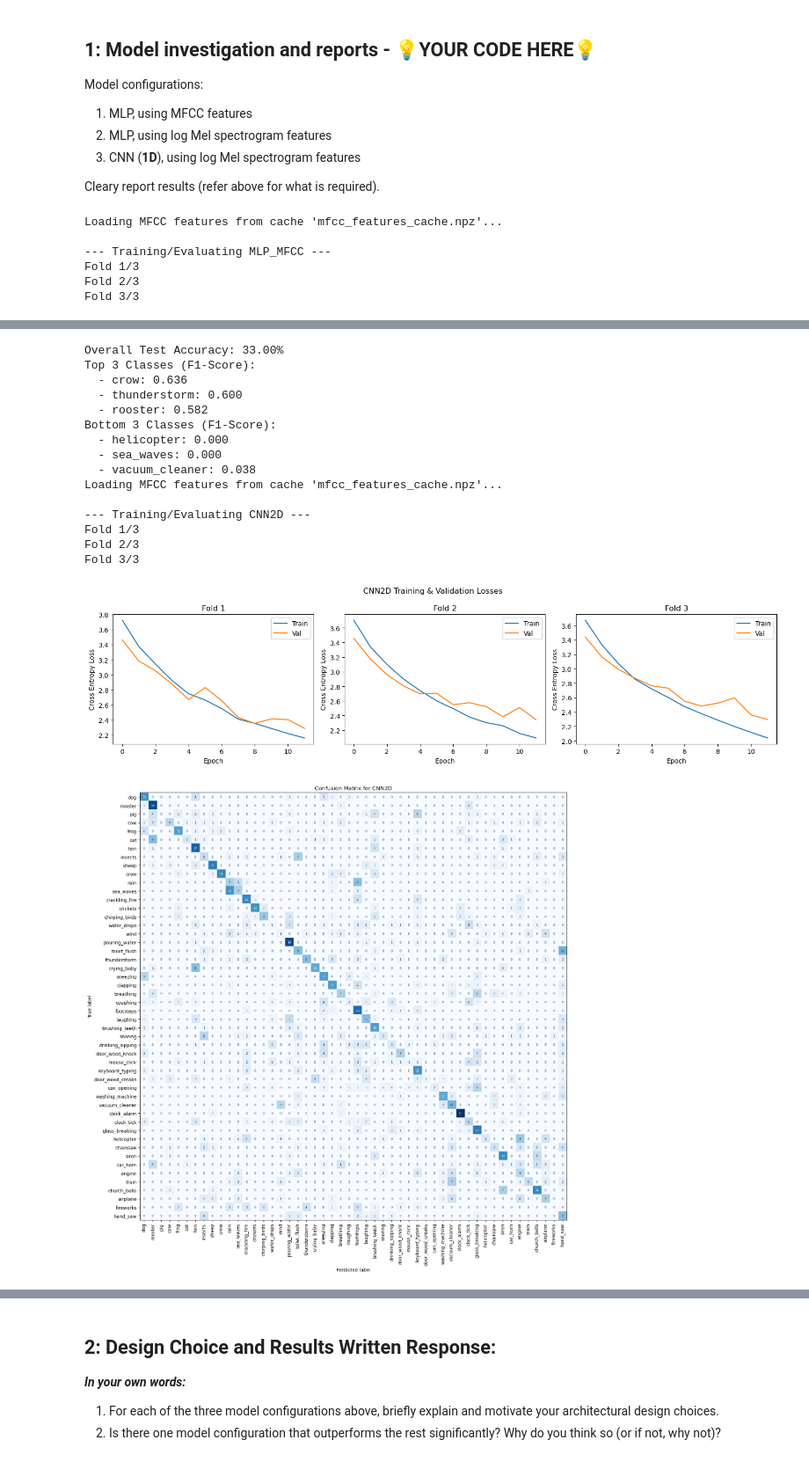
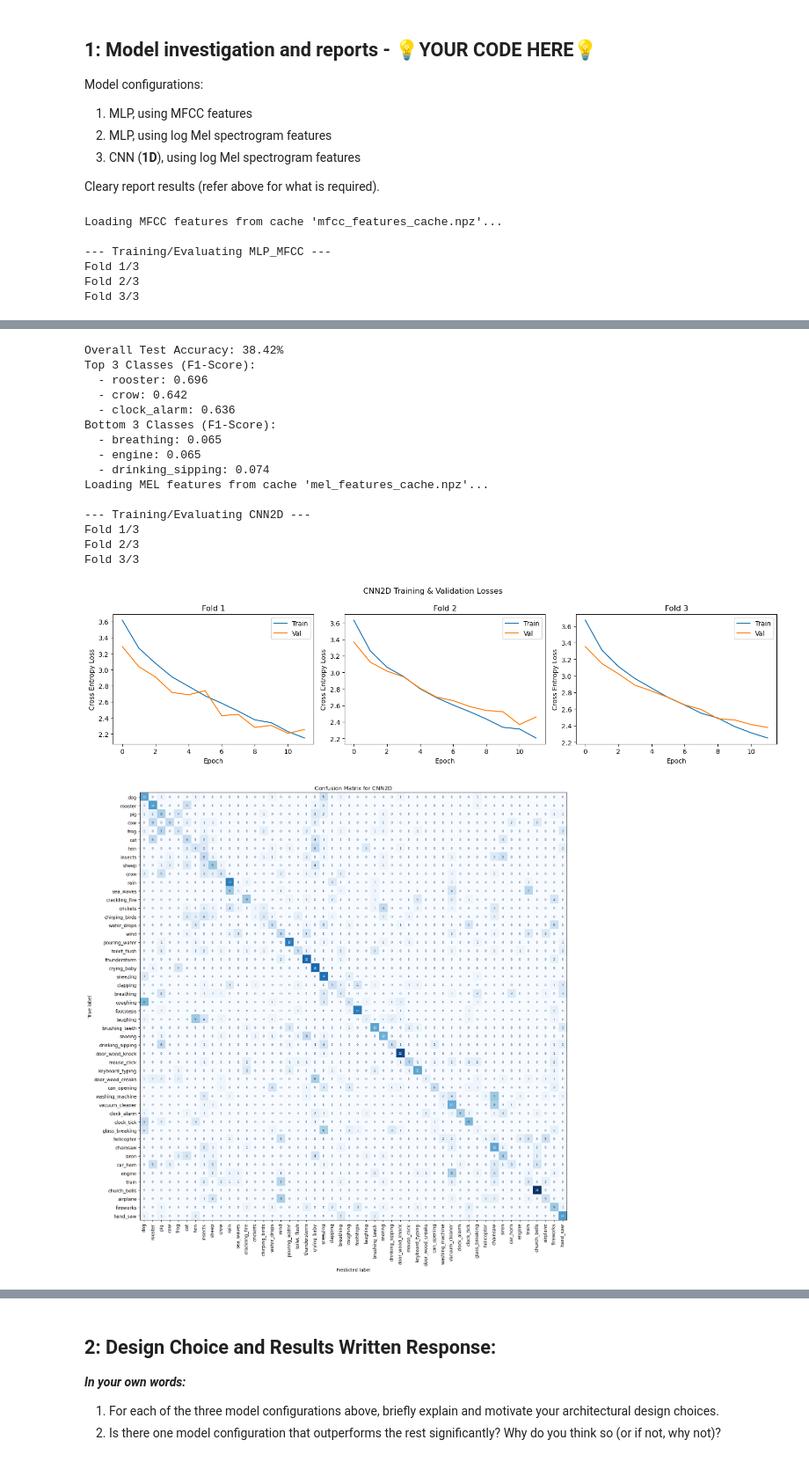
Before and after one commit to RobertTylman/nyu-csgy6933-ML26, a Jupyter notebook: assignment 3/assignment3_Tylman.ipynb, the cells around one changed output, grey strips where cells are left out. Shown at 88% size. Cells and saved outputs as stored; diff of their text form; code cells hidden in the pictures.

```diff
--- a/assignment 3/assignment3_Tylman.ipynb
+++ b/assignment 3/assignment3_Tylman.ipynb
@@ -885,23 +898,29 @@ class MLP_Mel(nn.Module):
 class CNN1D(nn.Module):
     def __init__(self):
         super().__init__()
-        # Deeper Sequence processing. Treats time as length and Mels as channels.
-        # Params: (128*256*5) + (256*128*3) + (128*50) = ~163k params
+        # Conv1: 128->220, k=3 -> 85,140 params
+        # BN1: 220*2 = 440
+        # Conv2: 220->160, k=3 -> 105,760
+        # BN2: 160*2=320
+        # Linear: 160->50 -> 8,050
+        # Total params: 85,140+440+105,760+320+8,050 = 199,270
+
         self.net = nn.Sequential(
-            nn.Conv1d(128, 256, kernel_size=5, padding=2),
-            nn.BatchNorm1d(256),
+            nn.Conv1d(128, 220, kernel_size=3, padding=1), # 85,140
+            nn.BatchNorm1d(220),                            # 440
             nn.ReLU(),
             nn.MaxPool1d(2),
-            nn.Conv1d(256, 128, kernel_size=3, padding=1),
-            nn.BatchNorm1d(128),
+            nn.Conv1d(220, 160, kernel_size=3, padding=1), # 105,760
+            nn.BatchNorm1d(160),                            # 320
             nn.ReLU(),
-            nn.AdaptiveAvgPool1d(1), # Global average pool across time
+            nn.AdaptiveAvgPool1d(1),
             nn.Flatten(),
             nn.Dropout(0.3),
-            nn.Linear(128, 50)
+            nn.Linear(160, 50)                              # 8,050
         )
 
-    def forward(self, x): return self.net(x)
+    def forward(self, x):
+        return self.net(x)
 # %%
 class CNN2D(nn.Module):
     def __init__(self):
@@ -1096,7 +1124,7 @@ train_and_eval(MLP_Mel, esc50_df, 'ESC50/audio', 'mel')
 train_and_eval(CNN1D, esc50_df, 'ESC50/audio', 'mel')
 
 # 2. Run Extra Credit 2D-CNN
-train_and_eval(CNN2D, esc50_df, 'ESC50/audio', 'mfcc')
+train_and_eval(CNN2D, esc50_df, 'ESC50/audio', 'mel')
 # %% [output]
 Loading MFCC features from cache 'mfcc_features_cache.npz'...
 
@@ -1143,17 +1171,17 @@ Fold 3/3
-Overall Test Accuracy: 33.00%
+Overall Test Accuracy: 38.42%
 Top 3 Classes (F1-Score):
-  - crow: 0.636
-  - thunderstorm: 0.600
-  - rooster: 0.582
+  - rooster: 0.696
+  - crow: 0.642
+  - clock_alarm: 0.636
 Bottom 3 Classes (F1-Score):
-  - helicopter: 0.000
-  - sea_waves: 0.000
-  - vacuum_cleaner: 0.038
-Loading MFCC features from cache 'mfcc_features_cache.npz'...
+  - breathing: 0.065
+  - engine: 0.065
+  - drinking_sipping: 0.074
+Loading MEL features from cache 'mel_features_cache.npz'...
 
 --- Training/Evaluating CNN2D ---
 Fold 1/3
 Fold 2/3
 Fold 3/3
-[figure, old version]
+[figure, new version]
-[figure, old version]
+[figure, new version]
```
Also changed, not shown: parts of 9 cells of this notebook.
